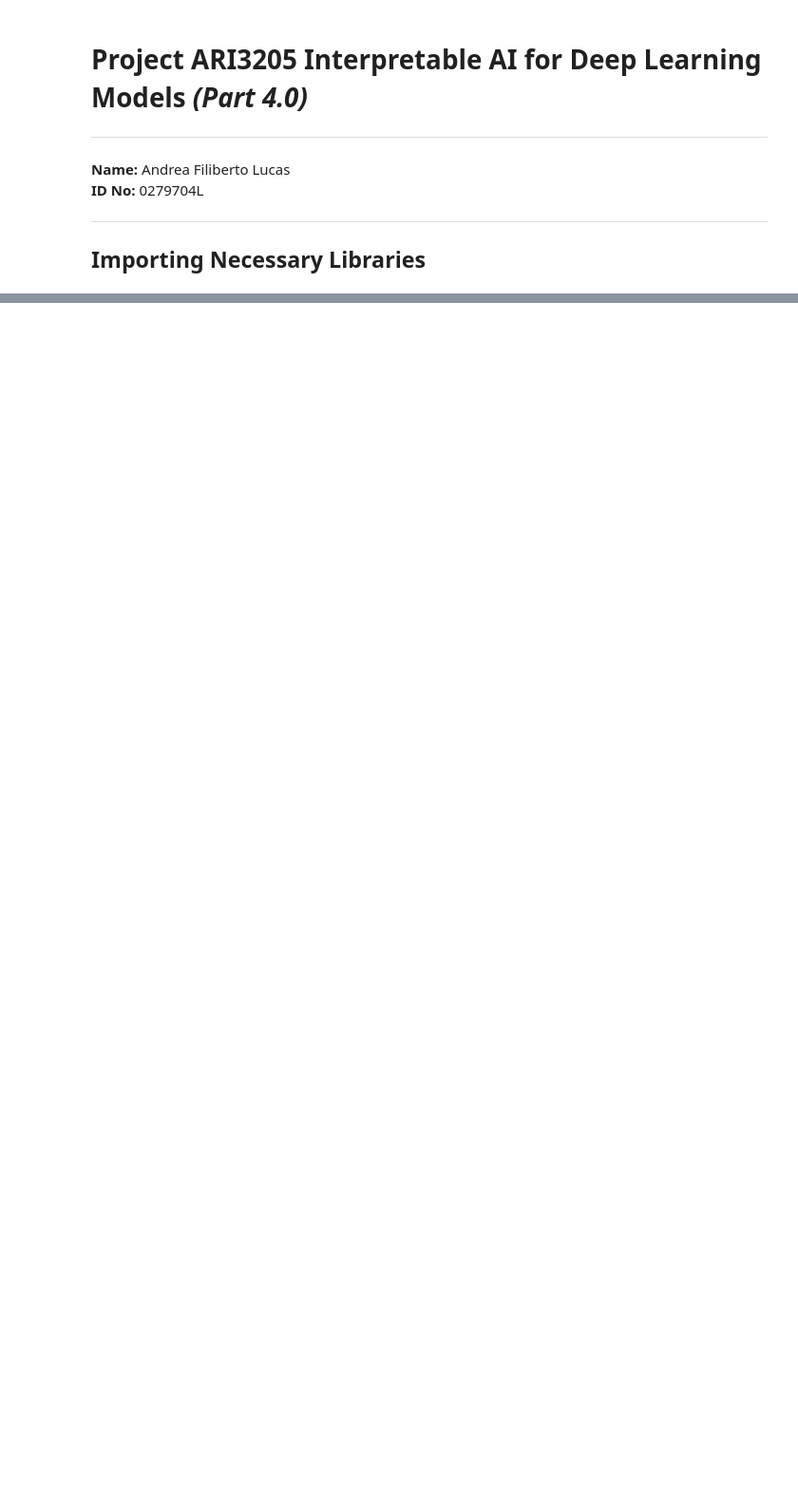
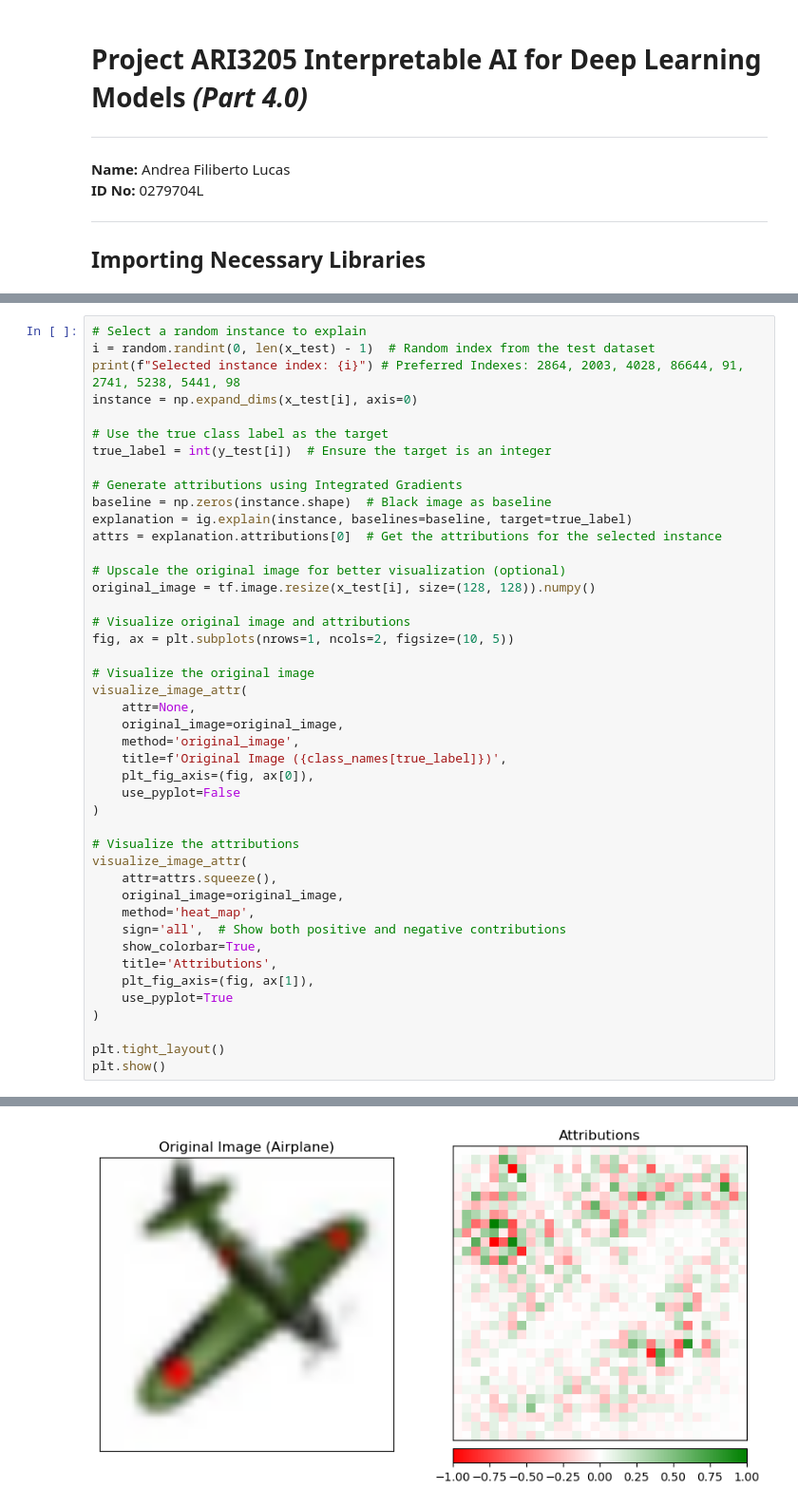
Before and after one commit to AFLucas-UOM/ARI3205-InterpretableAI, a Jupyter notebook: Jupyter Notebooks/Part4_CIFAR-10Dataset.ipynb, the cells around one changed output, grey strips where cells are left out. Shown at 95% size. Cells and saved outputs as stored; diff of their text form; blank space fills up the shorter version.

```diff
--- a/Jupyter Notebooks/Part4_CIFAR-10Dataset.ipynb
+++ b/Jupyter Notebooks/Part4_CIFAR-10Dataset.ipynb
@@ -208,0 +383,45 @@ plt.show()
+# %%
+# Select a random instance to explain
+i = random.randint(0, len(x_test) - 1)  # Random index from the test dataset
+print(f"Selected instance index: {i}") # Preferred Indexes: 2864, 2003, 4028, 86644, 91, 2741, 5238, 5441, 98
+instance = np.expand_dims(x_test[i], axis=0)
+
+# Use the true class label as the target
+true_label = int(y_test[i])  # Ensure the target is an integer
+
+# Generate attributions using Integrated Gradients
+baseline = np.zeros(instance.shape)  # Black image as baseline
+explanation = ig.explain(instance, baselines=baseline, target=true_label)
+attrs = explanation.attributions[0]  # Get the attributions for the selected instance
+
+# Upscale the original image for better visualization (optional)
+original_image = tf.image.resize(x_test[i], size=(128, 128)).numpy()
+
+# Visualize original image and attributions
+fig, ax = plt.subplots(nrows=1, ncols=2, figsize=(10, 5))
+
+# Visualize the original image
+visualize_image_attr(
+    attr=None,
+    original_image=original_image,
+    method='original_image',
+    title=f'Original Image ({class_names[true_label]})',
+    plt_fig_axis=(fig, ax[0]),
+    use_pyplot=False
+)
+
+# Visualize the attributions
+visualize_image_attr(
+    attr=attrs.squeeze(),
+    original_image=original_image,
+    method='heat_map',
+    sign='all',  # Show both positive and negative contributions
+    show_colorbar=True,
+    title='Attributions',
+    plt_fig_axis=(fig, ax[1]),
+    use_pyplot=True
+)
+
+plt.tight_layout()
+plt.show()
+# %% [output]
@@ -208,0 +430 @@ plt.show()
+[figure, added]
```
Also changed, not shown: parts of 13 cells of this notebook, 4 other files.
